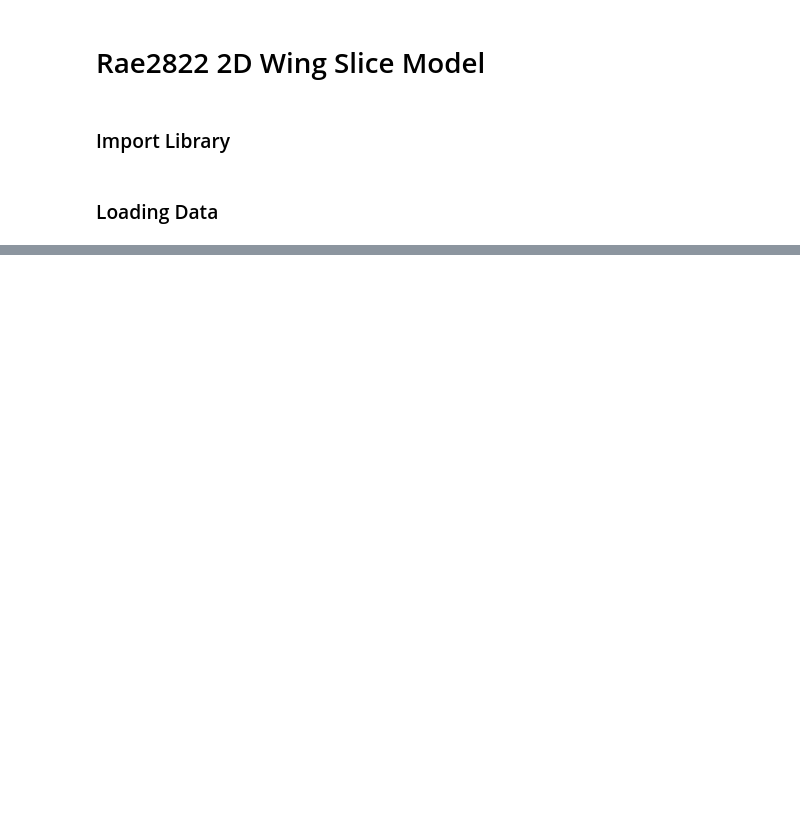
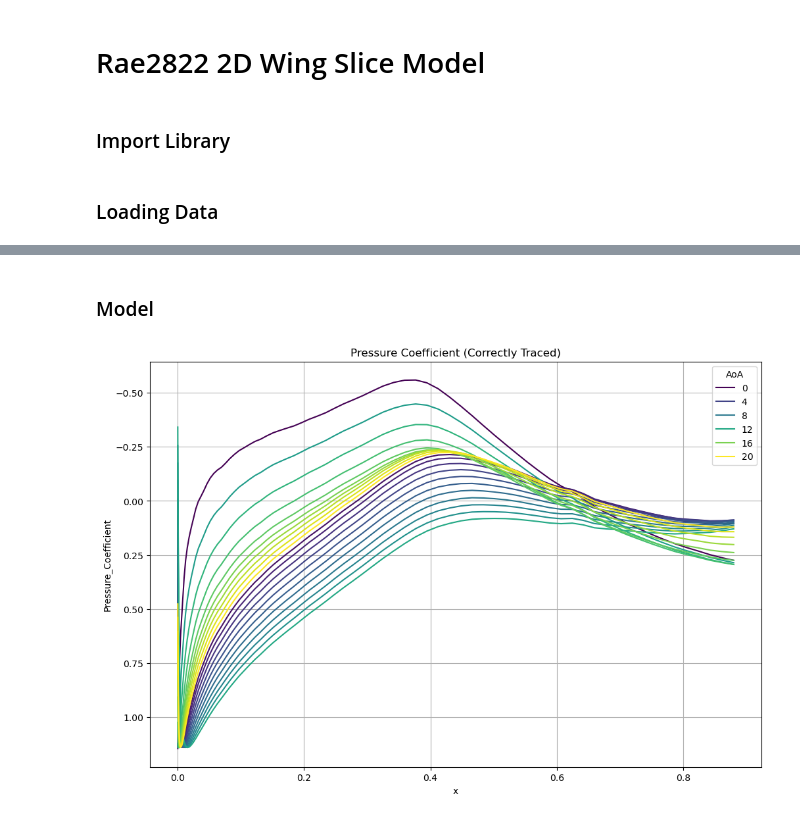
Before and after one commit to ItsKong/CFD-Machine-learning, a Jupyter notebook: Rae2822-Model.ipynb, the cells around one changed output, grey strips where cells are left out. Drawn from its saved outputs; the diff is of its cells as text; code cells hidden in the pictures; blank space fills up the shorter version.

```diff
--- a/Rae2822-Model.ipynb
+++ b/Rae2822-Model.ipynb
@@ -40,0 +42,24 @@ Total rows: 4032
+# %% [markdown]
+### Model
+# %%
+plt.figure(figsize=(12, 8))
+
+upper_surf = full_data[full_data['y'] >= 0]
+lower_surf = full_data[full_data['y'] < 0]
+
+sns.lineplot(
+    data=lower_surf,
+    x='x',
+    y='Pressure_Coefficient',
+    hue='AoA',
+    palette='viridis',
+    legend="brief",
+    sort=False  # <--- THIS IS THE KEY FIX
+)
+
+plt.gca().invert_yaxis()
+plt.title('Pressure Coefficient (Correctly Traced)')
+plt.grid(True)
+plt.show()
+# %% [output]
+[figure, added]
```
Also changed, not shown: parts of 2 cells of this notebook.
